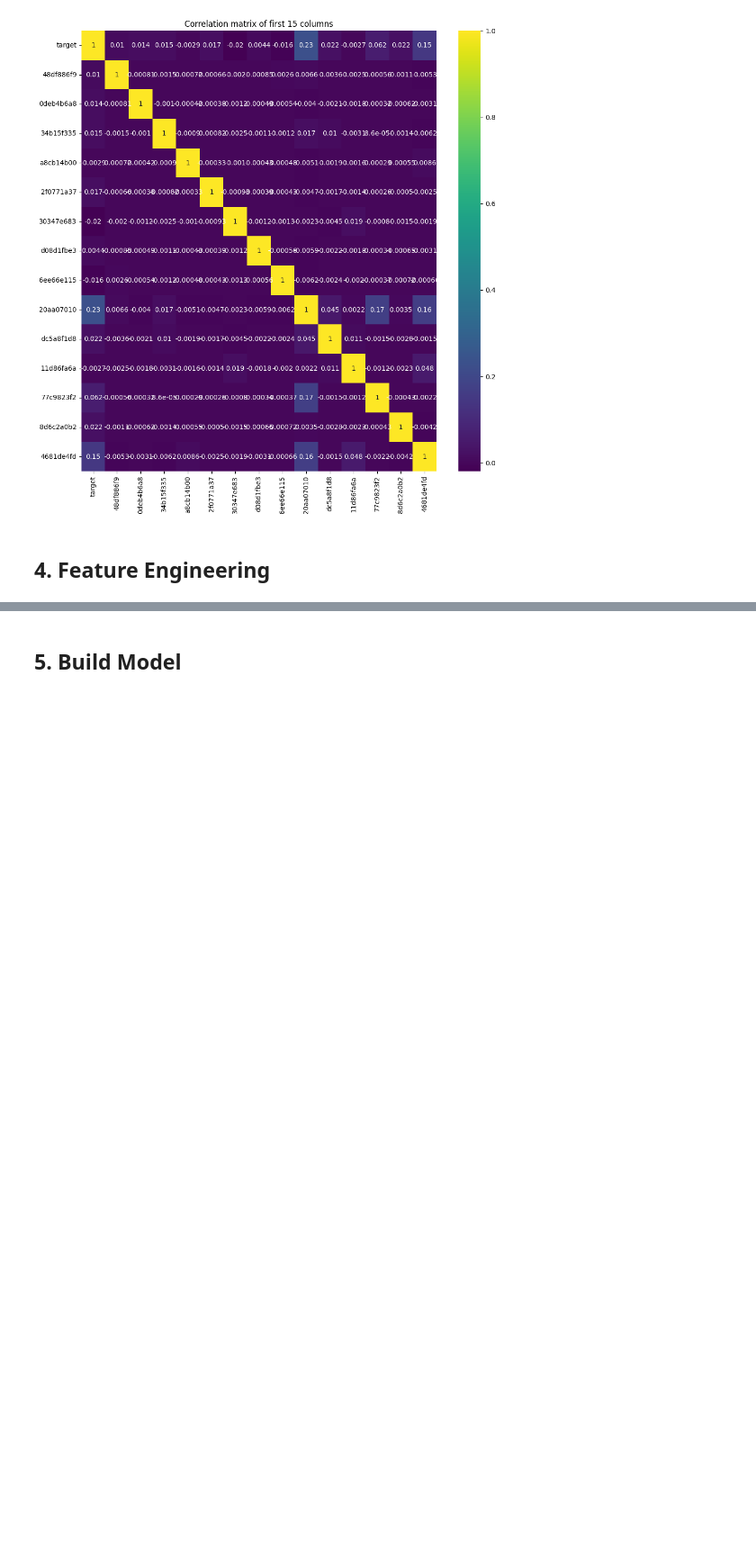
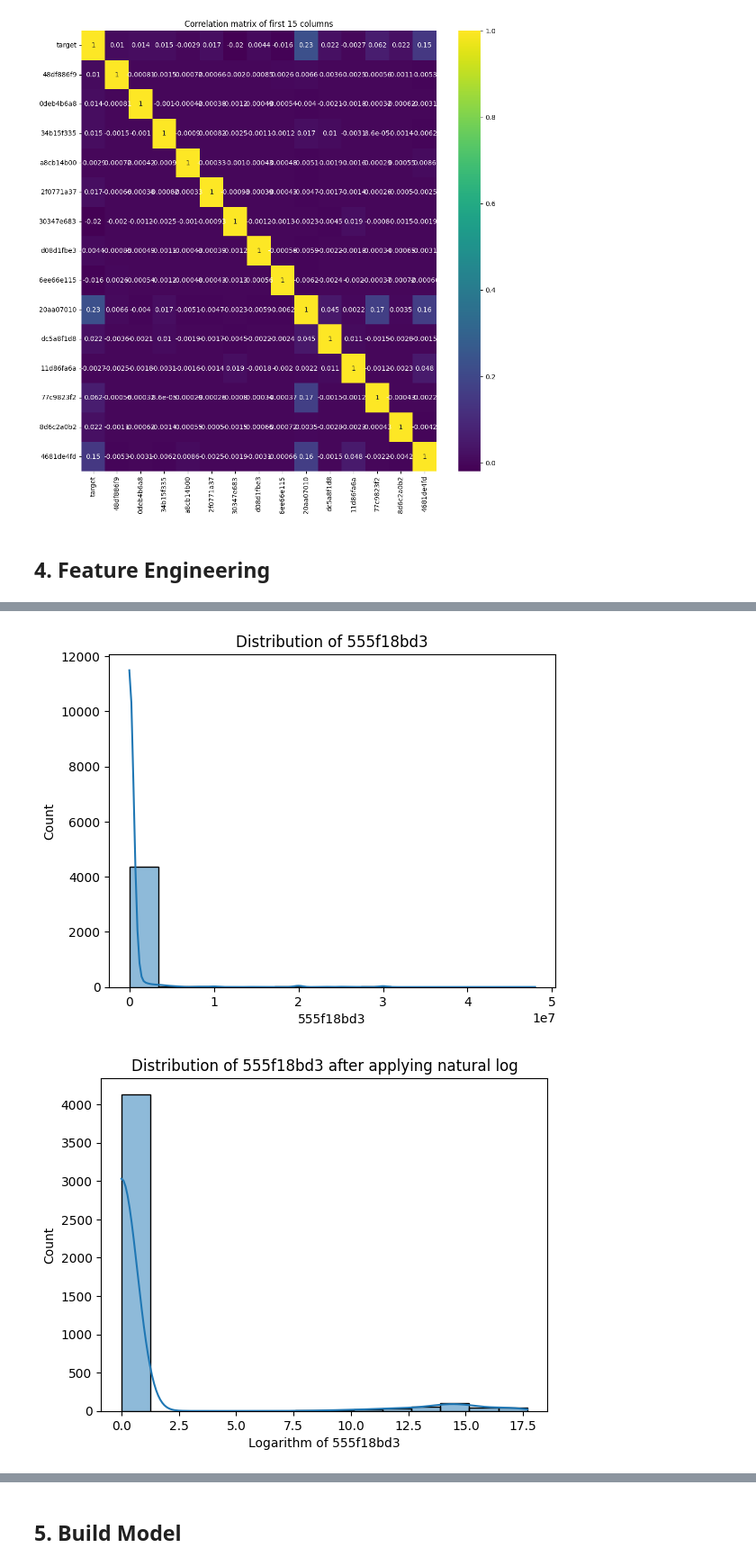
Before and after one commit to dogrod/bank-customer-transaction-prediction, a Jupyter notebook: main.ipynb, the cells around one changed output, grey strips where cells are left out. Shown at 90% size. Cells and saved outputs as stored; diff of their text form; code cells hidden in the pictures; blank space fills up the shorter version.

```diff
--- a/main.ipynb
+++ b/main.ipynb
@@ -136,0 +154,6 @@ KeyError: "['d5308d8bc', 'c330f1a67', 'eeac16933', '7df8788e8', '5b91580ee', '6f
+# %%
+# Handle duplicate features
+# Remove duplicate columns
+train = train.T.drop_duplicates().T
+
+print("Rows and columns of training dataset after removing duplicate columns:", train.shape)
@@ -136,0 +172,17 @@ KeyError: "['d5308d8bc', 'c330f1a67', 'eeac16933', '7df8788e8', '5b91580ee', '6f
+# %%
+# Check non numeric columns
+non_numeric_columns = train.select_dtypes(exclude=[np.number]).columns
+print("Non-numeric columns:", non_numeric_columns)
+
+# Head of non-numeric columns
+print("Head of non-numeric columns:", train[non_numeric_columns].head())
+
+# Convert string values to numeric values in 'train' dataframe
+train_in_numeric = train.apply(pd.to_numeric, errors='coerce')
+
+# Calculate correlation with target variable except target variable
+correlation = train_in_numeric.corr()['target'].abs().sort_values(ascending=False)
+
+# Select top 5 features for visualization
+top_5_features = correlation[1:6]
+print("Top 5 features:", top_5_features)
@@ -136,0 +207,17 @@ KeyError: "['d5308d8bc', 'c330f1a67', 'eeac16933', '7df8788e8', '5b91580ee', '6f
+# %%
+# Visualize top 5 features
+for feature in top_5_features.index:
+  sns.histplot(train[feature], kde=True)
+  plt.xlabel(feature)
+  plt.title('Distribution of ' + feature)
+  plt.show()
+
+  # Apply natural log to feature
+  feature_processed = np.log1p(train_in_numeric[feature])
+  sns.histplot(feature_processed, kde=True)
+  plt.xlabel('Logarithm of ' + feature)
+  plt.title('Distribution of ' + feature + ' after applying natural log')
+  plt.show()
+# %% [output]
+[figure, added]
+[figure, added]
```
Also changed, not shown: parts of 26 cells of this notebook.
